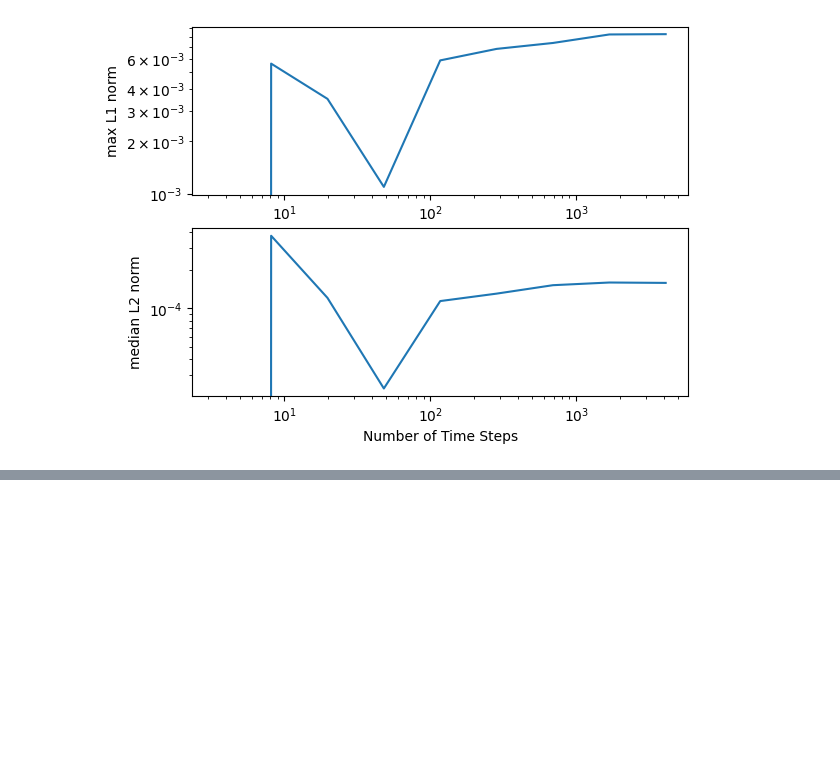
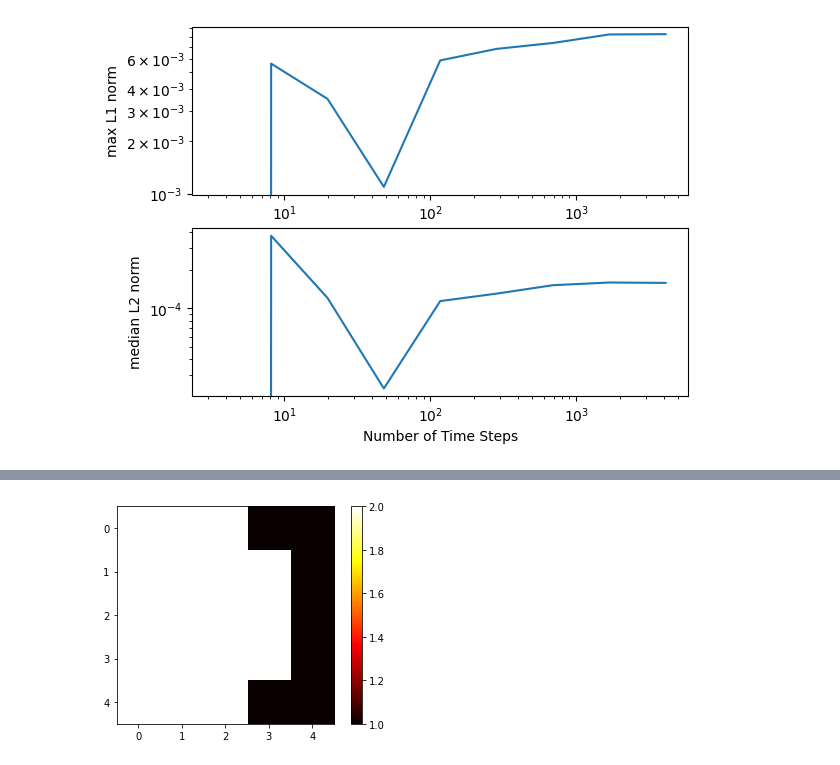
Before and after one commit to ryanjsfx2424/MyFirstRepository, a Jupyter notebook: dropped_ball_v2.ipynb, the cells around one changed output, grey strips where cells are left out. Cells and saved outputs as stored; diff of their text form; code cells hidden in the pictures; blank space fills up the shorter version.

```diff
--- a/dropped_ball_v2.ipynb
+++ b/dropped_ball_v2.ipynb
@@ -284,0 +454,7 @@ acczIs = [-9.8, -1.625, -3.71, -1.81, a_Trappist1c]
+# %%
+## heatmap v1
+plt.imshow(did_robot_survive, cmap='hot')
+plt.colorbar()
+plt.show()
+# %% [output]
+[figure, added]
```
Also changed, not shown: parts of 23 cells of this notebook.
